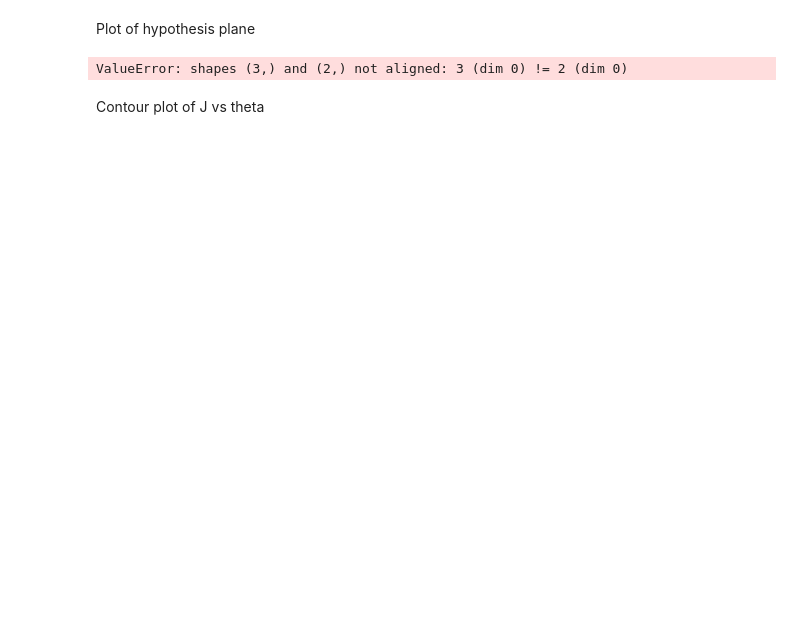
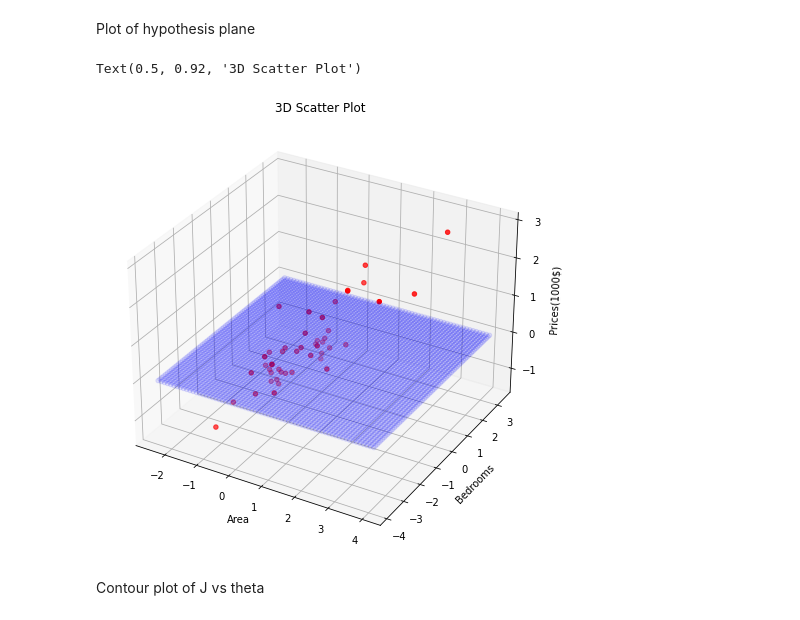
Before and after one commit to divyanx/Machine-Learning-Tasks, a Jupyter notebook: Assignment-03/02-Regression/01-LMS.ipynb, the cells around one changed output. Saved outputs shown, nothing was run; the diff lists cells and outputs as text; code cells hidden in the pictures; blank space fills up the shorter version.

```diff
--- a/Assignment-03/02-Regression/01-LMS.ipynb
+++ b/Assignment-03/02-Regression/01-LMS.ipynb
@@ -191,6 +154,0 @@ theta, theta_list, cost_list,itrs = batch_gradient_descent(theta, X_train, y_tra
-# %%
-#test the model on the test set
-y_pred = []
-for i in range(len(y_test)):
-    y_pred.append(hypothesis(theta, X_test[i]))
-    print(hypothesis(theta, X_test[i]), y_test[i])
@@ -222,29 +200,32 @@ Plot of hypothesis plane
 # %%
 X = df[['Area', 'Bedrooms']].values.reshape(-1,2)
 y = df['Prices(1000$)']
-x=X[:,0]
-y=X[:,1]
+x1=X[:,0]
+x2=X[:,1]
 z=y
 #calculate the range of the Area and Bedrooms and create a meshgrid
-x_min, x_max = x.min() - 1, x.max() + 1
-y_min, y_max = y.min() - 1, y.max() + 1
-xx, yy = np.meshgrid(np.arange(x_min, x_max, 0.1),
-                        np.arange(y_min, y_max, 0.1))
+x1_min, x1_max = x1.min() - 1 ,x1.max() + 1
+x2_min, x2_max = x2.min() - 1, x2.max() + 1
+xx, yy = np.meshgrid(np.arange(x1_min, x1_max, 0.1),
+                        np.arange(x2_min, x2_max, 0.1))
 #calculate the z values for the meshgrid
-z = np.array([hypothesis(theta, [xx[i][j], yy[i][j]]) for i in range(xx.shape[0]) for j in range(xx.shape[1])])
-z = z.reshape(xx.shape)
-plt.style.use('seaborn-whitegrid')
-fig=plt.figure(figsize=(10,10))
-ax=fig.add_subplot(111, projection='3d')
-ax.plot_surface(xx, yy, z, cmap='viridis')
-ax.scatter(x, y, z, c='r', marker='o')
+# get all the points in the meshgrid
+mesh_points = np.c_[xx.ravel(), yy.ravel()]
+#get the predicted values for the meshgrid
+z_mesh = predict_batch(theta, mesh_points)
+
+# plot 3d scatter plot of mesh_points and z_mesh
+fig = plt.figure(figsize=(8,8))
+ax = fig.add_subplot(111, projection='3d')
+ax.scatter(x1, x2, z, c='r', marker='o')
+ax.scatter(mesh_points[:,0], mesh_points[:,1], z_mesh, c='b', marker='o', alpha=0.1)
 ax.set_xlabel('Area')
 ax.set_ylabel('Bedrooms')
 ax.set_zlabel('Prices(1000$)')
-ax.set_title('3D Plot of the data')
-plt.show()
+ax.set_title('3D Scatter Plot')
 # %% [output]
-ValueError: shapes (3,) and (2,) not aligned: 3 (dim 0) != 2 (dim 0)
+Text(0.5, 0.92, '3D Scatter Plot')
+[figure, added]
 # %% [markdown]
 Contour plot of J vs theta
 # %%
```
Also changed, not shown: parts of 10 cells of this notebook.
